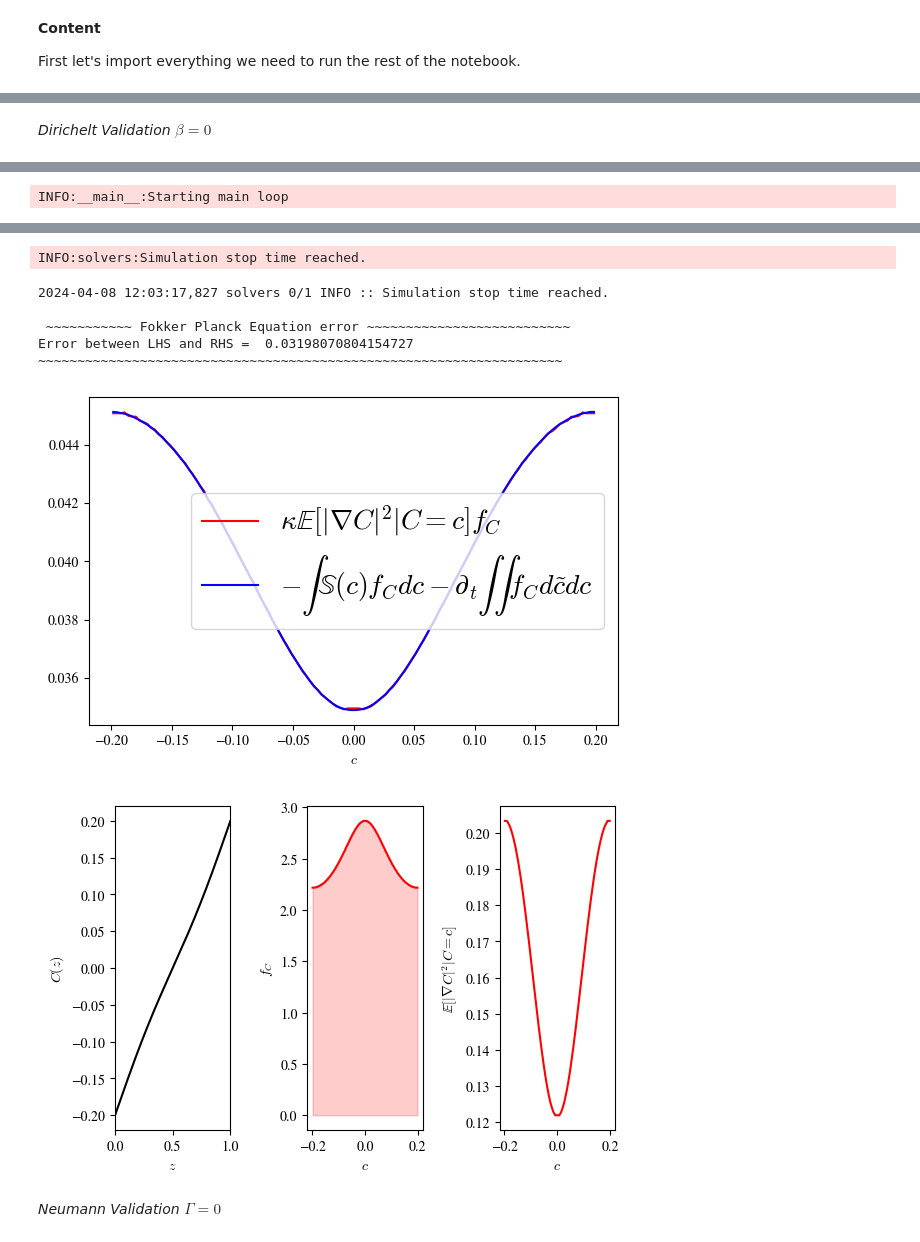
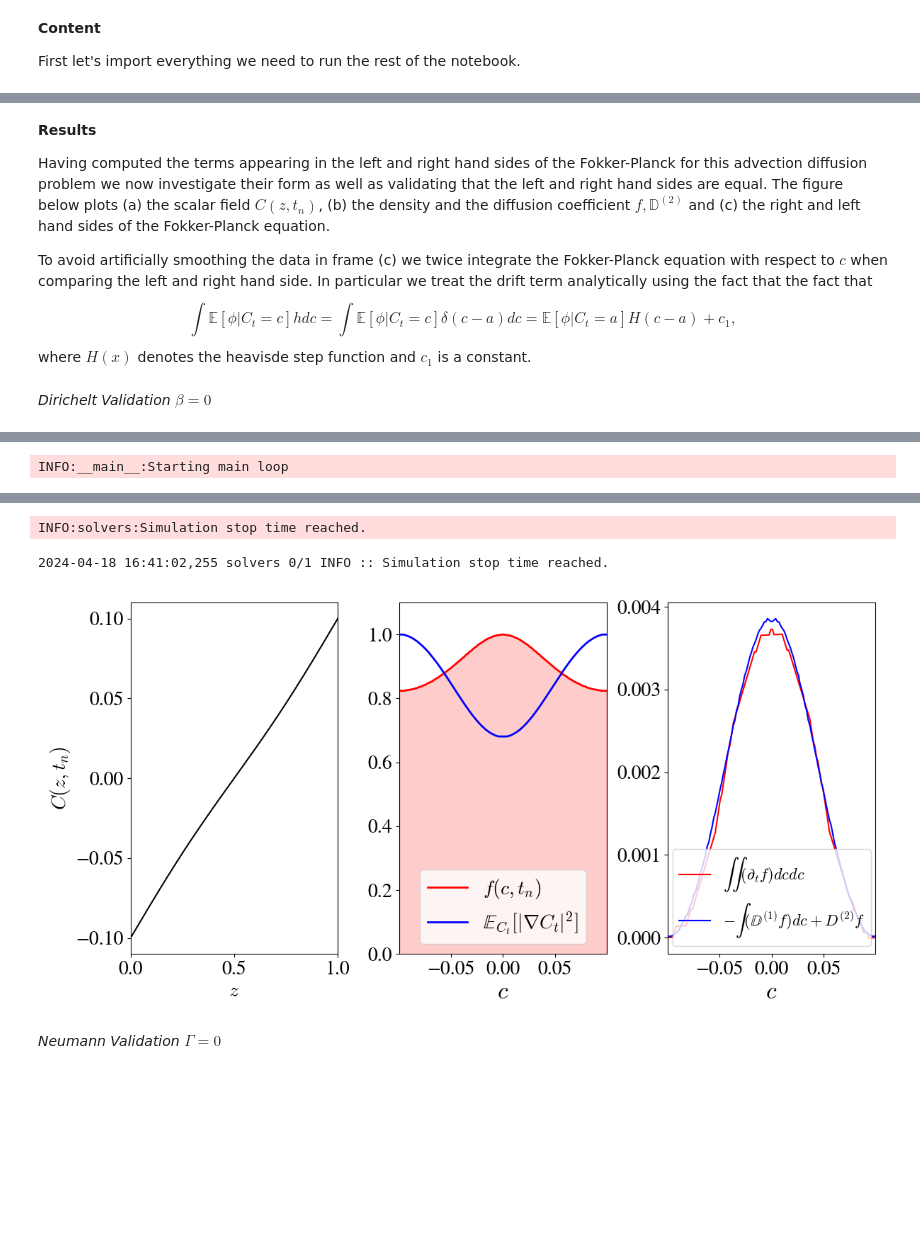
Before and after one commit to D-stratify/Theory, a Jupyter notebook: Diffusion_1D.ipynb, the cells around one changed output, grey strips where cells are left out. Cells and saved outputs as stored; diff of their text form; code cells hidden in the pictures; blank space fills up the shorter version.

```diff
--- a/Diffusion_1D.ipynb
+++ b/Diffusion_1D.ipynb
@@ -240,5 +232,5 @@ for which we again avail of finite differences. Having used central differencing
 # %%
-def EdC2(dC2_data,C_data,N_bins=128):
+def diffusion(dC2_data,C_data,N_bins=128):
 
   # Expectation
   # Let Φ = |∇C|^2 and φ its dummy variable
@@ -389,0 +289,25 @@ def Plot_Solution_and_PDF(z_data,C_data,c,f_C,E):
+# %%
+def drift(f_c,c,κ,β,Γ):
+
+  file    = h5py.File('snapshots/snapshots_s1.h5', mode='r')
+  C_cheb  = file['tasks/C' ][:,:]
+  Cz_cheb = file['tasks/Cz'][:,:]
+
+  int_D1f_C    = 0.*c
+  if β == 0:
+    int_D1f_C[:] =-Cz_cheb[-3,  0] # C(z=0)
+  else:
+    int_D1f_C[:] = (g_0(times[-3]) - Γ*C_cheb[-3, 0])/β
+
+  return κ*int_D1f_C
+# %% [markdown]
+**Results**
+
+Having computed the terms appearing in the left and right hand sides of the Fokker-Planck for this advection diffusion problem we now investigate their form as well as validating that the left and right hand sides are equal. The figure below plots (a) the scalar field $C(z,t_n)$, (b) the density and the diffusion coefficient $f, \mathbb{D}^{(2)}$ and (c) the right and left hand sides of the Fokker-Planck equation.
+
+
+To avoid artificially smoothing the data in frame (c) we twice integrate the Fokker-Planck equation with respect to $c$ when comparing the left and right hand side. In particular we treat the drift term analytically using the fact that the fact that
+\begin{equation}
+\int \mathbb{E}[\phi|C_t = c]h dc  = \int \mathbb{E}[\phi|C_t = c]\delta(c - a) dc =  \mathbb{E}[\phi|C_t = a]H(c - a) + c_1,
+\end{equation}
+where $H(x)$ denotes the heavisde step function and $c_1$ is a constant.
@@ -391,31 +354,26 @@ def Plot_Solution_and_PDF(z_data,C_data,c,f_C,E):
 *Dirichelt Validation $\beta=0$*
 # %%
 # Parameters
+κ = 0.1;
 β = 0.0;
-Γ = 5.0; κ = 0.1;
+Γ = 5.0;
 
 # Solve & grab the data
 Solve(β, Γ, κ, Nz=512)
 times, z_data,C_data,Cz_data,dC2_data = Data()
 
 # Estimate the terms
-df_cdt  = dfdt(times   ,C_data)
-E,f_C,c = EdC2(dC2_data,C_data)
+df_cdt    = dfdt(times   ,C_data)
+E,f_C,c   = diffusion(dC2_data,C_data)
+D2        = -κ*E
+int_D1f_C = drift(f_C,c,κ,β,Γ)
 
-# Source term
-file   = h5py.File('snapshots/snapshots_s1.h5', mode='r')
-Cz_cheb = file['tasks/Cz'][:,:]
+L   = Laplacian(c);
+LHS = np.linalg.solve(L,df_cdt)
+RHS = -int_D1f_C + D2*f_C
 
-intSf_C = 0.*c
-intSf_C[:]  =-Cz_cheb[-3,  0] # C(z=0)
-
-#from scipy.integrate import cumtrapz
-#iint_dfdt = cumtrapz(y=cumtrapz(y=df_cdt,x=c,initial=0),x=c,initial=0)
-
-L   = Laplacian(c); #
-LHS =  κ*E*f_C
-RHS = -κ*intSf_C - np.linalg.inv(L)@df_cdt
-
-Compare_equation_terms(LHS,RHS,c)
-Plot_Solution_and_PDF(z_data,C_data,c,f_C,E)
+# Before plotting we normalise f_C,E for visualisation
+f_C /=np.max(f_C)
+E   /=np.max(E)
+Plot_Terms(z_data,C_data,c,f_C,E,LHS,RHS)
 # %% [output]
@@ -426,11 +384,6 @@ INFO:__main__:Starting main loop
 INFO:solvers:Simulation stop time reached.
-2024-04-08 12:03:17,827 solvers 0/1 INFO :: Simulation stop time reached.
-
- ~~~~~~~~~~~ Fokker Planck Equation error ~~~~~~~~~~~~~~~~~~~~~~~~~~
-Error between LHS and RHS =  0.03198070804154727
-~~~~~~~~~~~~~~~~~~~~~~~~~~~~~~~~~~~~~~~~~~~~~~~~~~~~~~~~~~~~~~~~~~~
+2024-04-18 16:41:02,255 solvers 0/1 INFO :: Simulation stop time reached.
-[figure, old version]
+[figure, new version]
-[figure, removed]
 # %% [markdown]
 *Neumann Validation $\Gamma = 0$*
 # %%
```
Also changed, not shown: parts of 19 cells of this notebook.
